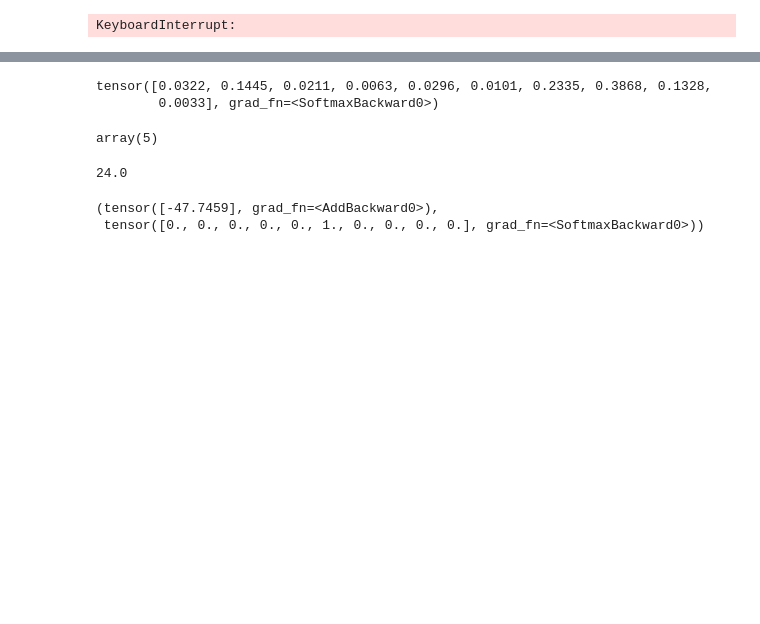
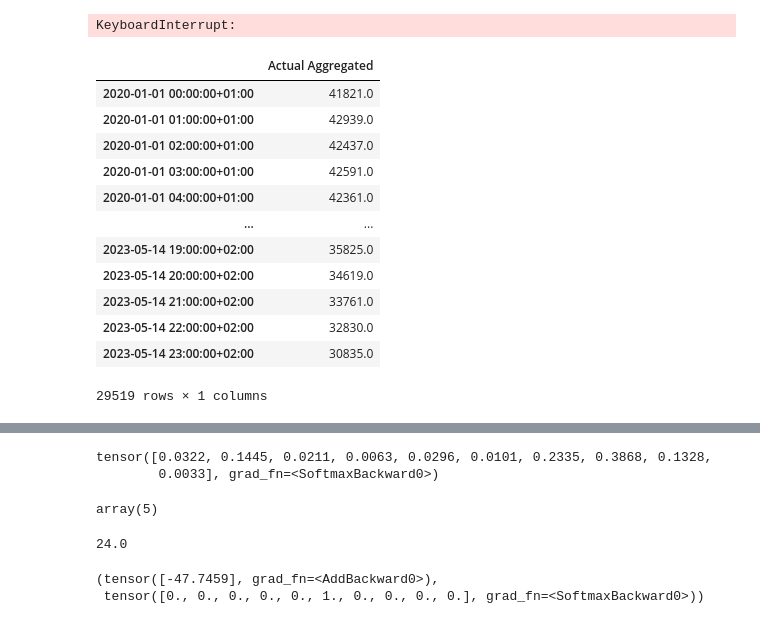
Before and after one commit to LouisSko/reinforcement-learning-for-power-plant-dispatch-in-electricity-markets, a Jupyter notebook: Louis_Tests/energy_market/actor_critic.ipynb, the cells around one changed output, grey strips where cells are left out. Drawn from its saved outputs; the diff is of its cells as text; code cells hidden in the pictures; blank space fills up the shorter version.

```diff
--- a/Louis_Tests/energy_market/actor_critic.ipynb
+++ b/Louis_Tests/energy_market/actor_critic.ipynb
@@ -18,5 +18,22 @@ df_gen, df_gen_scaled = get_gen(start, end)
 df_mcp = get_mcp(start, end)
 # %% [output]
 KeyboardInterrupt:
+# %%
+# TODO: Tage rauswerfen, an denen nicht alle 24 Einträge verfügbar sind
+df_gen.groupby(df_gen)
+# %% [output]
+|  | Actual Aggregated |
+| 2020-01-01 00:00:00+01:00 | 41821.0 |
+| 2020-01-01 01:00:00+01:00 | 42939.0 |
+| 2020-01-01 02:00:00+01:00 | 42437.0 |
+| 2020-01-01 03:00:00+01:00 | 42591.0 |
+| 2020-01-01 04:00:00+01:00 | 42361.0 |
+| ... | ... |
+| 2023-05-14 19:00:00+02:00 | 35825.0 |
+| 2023-05-14 20:00:00+02:00 | 34619.0 |
+| 2023-05-14 21:00:00+02:00 | 33761.0 |
+| 2023-05-14 22:00:00+02:00 | 32830.0 |
+| 2023-05-14 23:00:00+02:00 | 30835.0 |
+29519 rows × 1 columns
 # %%
 # Example usage
```
Also changed, not shown: parts of 12 cells of this notebook, 3 other files.
